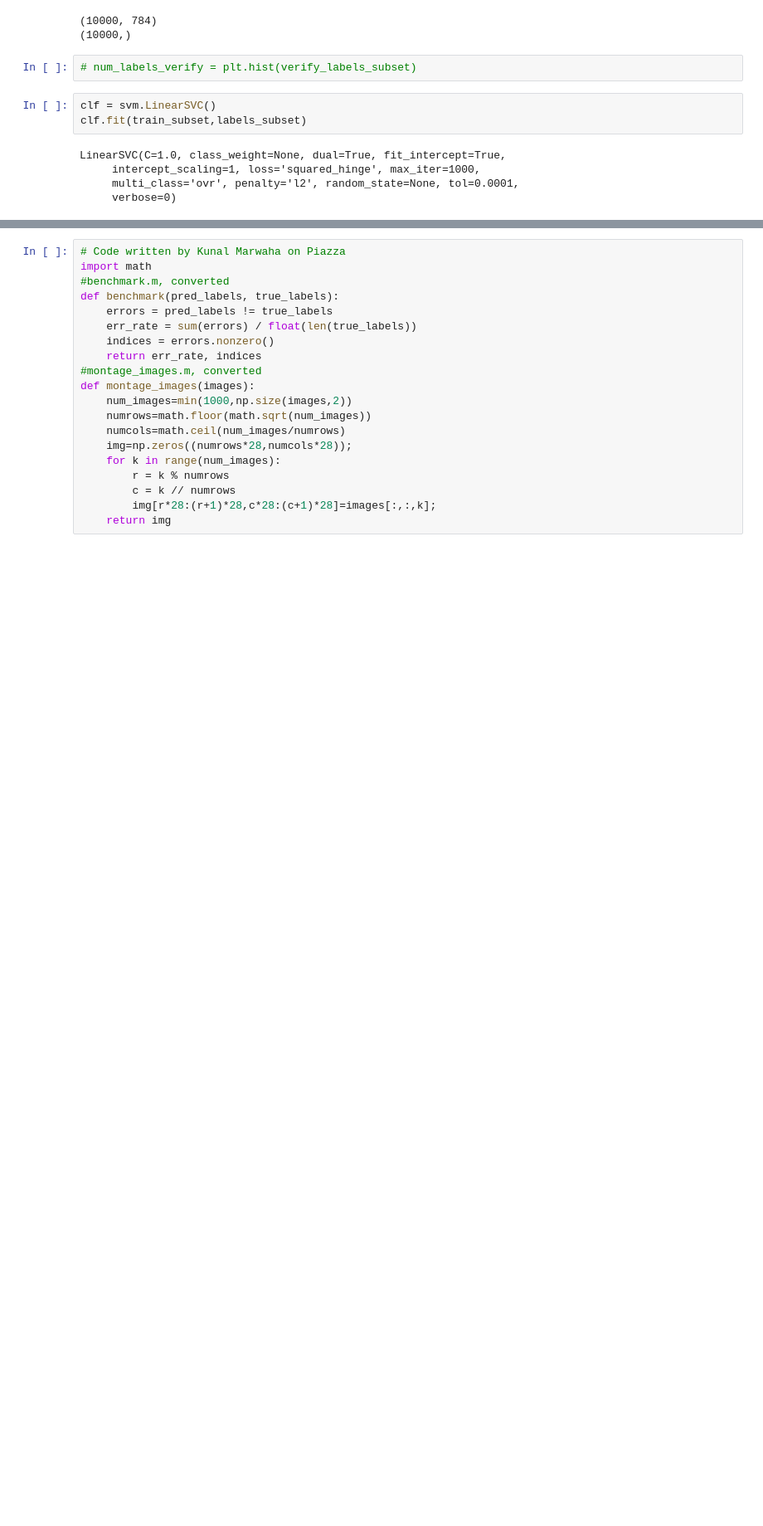
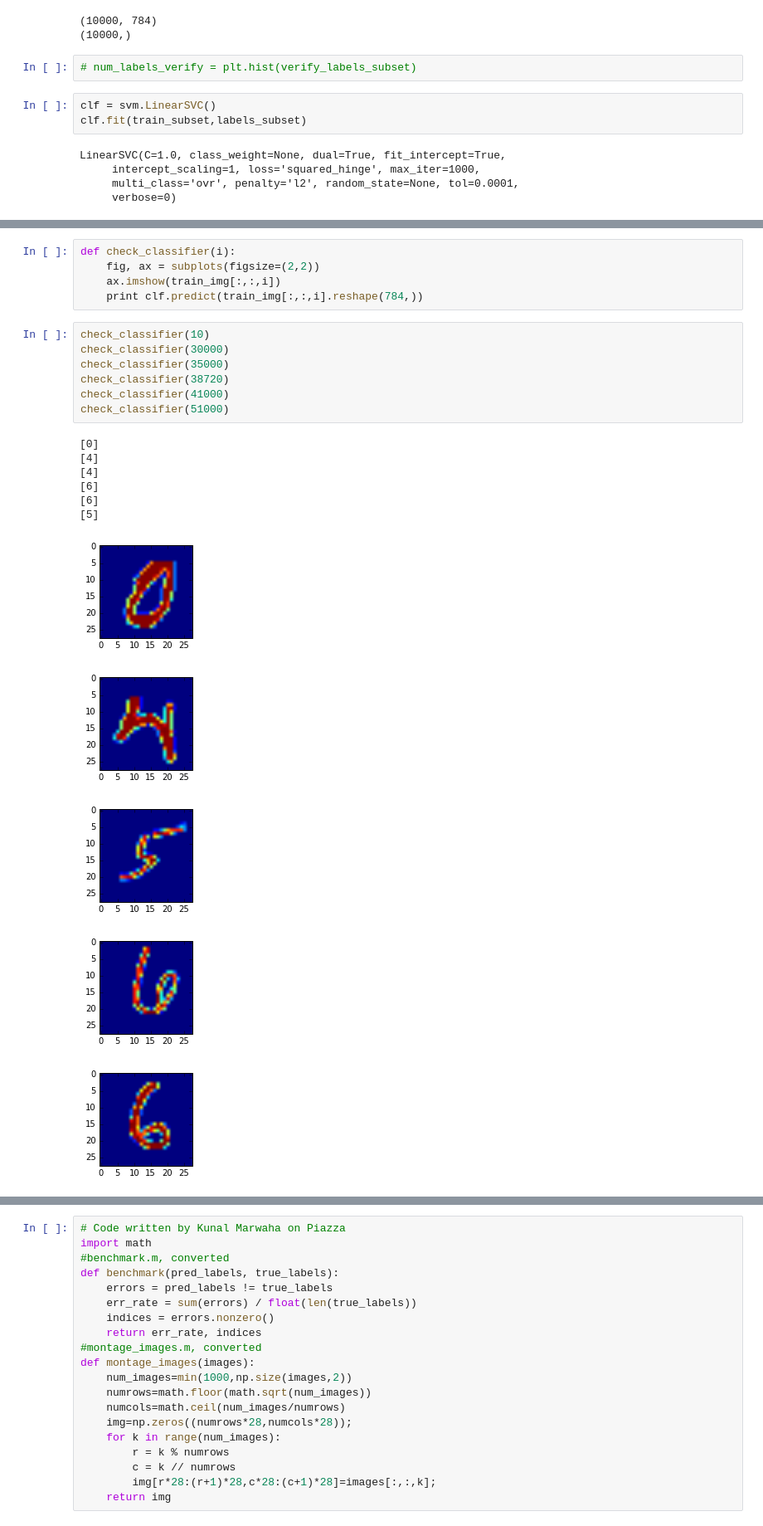
Before and after one commit to stevenchua/cs189, a Jupyter notebook: hw1/HW1Digits.ipynb, the cells around one changed output, grey strips where cells are left out. Shown at 83% size. Cells and saved outputs as stored; diff of their text form; blank space fills up the shorter version.

```diff
--- a/hw1/HW1Digits.ipynb
+++ b/hw1/HW1Digits.ipynb
@@ -130,0 +151,24 @@ NameError: name 'verify_train_subset' is not defined
+# %%
+def check_classifier(i):
+    fig, ax = subplots(figsize=(2,2))
+    ax.imshow(train_img[:,:,i])
+    print clf.predict(train_img[:,:,i].reshape(784,))
+# %%
+check_classifier(10)
+check_classifier(30000)
+check_classifier(35000)
+check_classifier(38720)
+check_classifier(41000)
+check_classifier(51000)
+# %% [output]
+[0]
+[4]
+[4]
+[6]
+[6]
+[5]
+[figure, added]
+[figure, added]
+[figure, added]
+[figure, added]
+[figure, added]
```
Also changed, not shown: parts of 19 cells of this notebook.
